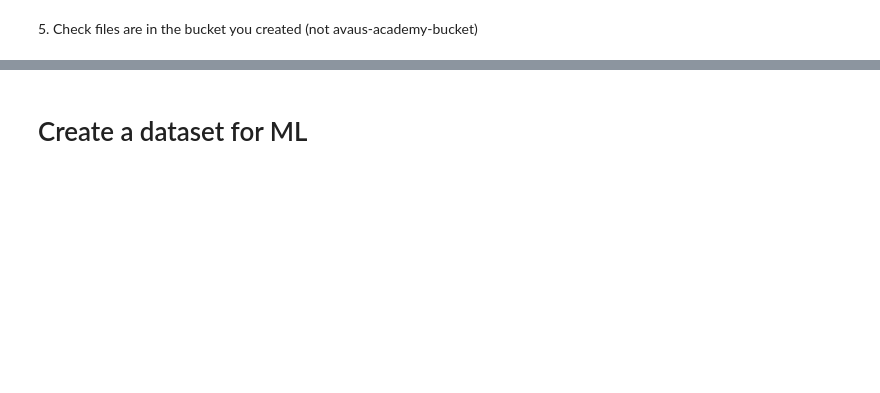
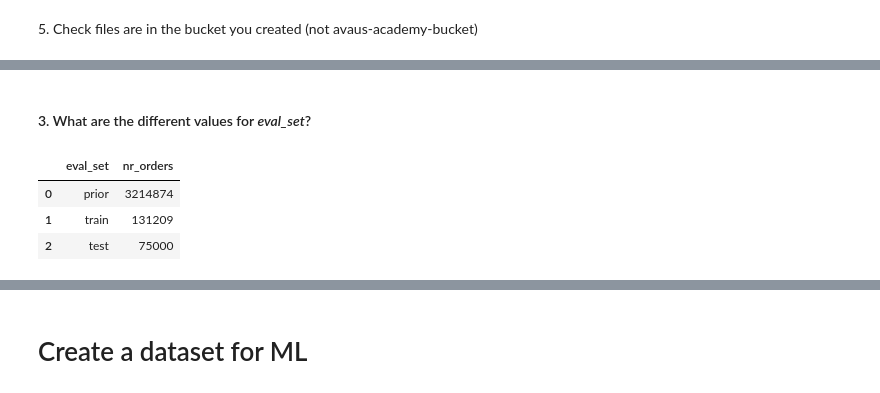
Before and after one commit to anerud/gcp-ml-pipeline-tutorial, a Jupyter notebook: instacart/ml_pipeline.ipynb, the cells around one changed output, grey strips where cells are left out. Saved outputs shown, nothing was run; the diff lists cells and outputs as text; code cells hidden in the pictures; blank space fills up the shorter version.

```diff
--- a/instacart/ml_pipeline.ipynb
+++ b/instacart/ml_pipeline.ipynb
@@ -103,0 +197,18 @@ print("Finished loading all tables!")
+# %% [markdown]
+#### 3. What are the different values for *eval_set*?
+# %%
+client.query(
+"""
+    SELECT
+        eval_set,
+        COUNT(*) AS nr_orders
+    FROM instacart_{LAB_ID}.orders
+    GROUP BY
+        eval_set
+""".format(LAB_ID=LAB_ID)
+).to_dataframe()
+# %% [output]
+|  | eval_set | nr_orders |
+| 0 | prior | 3214874 |
+| 1 | train | 131209 |
+| 2 | test | 75000 |
```
Also changed, not shown: parts of 62 cells of this notebook.
